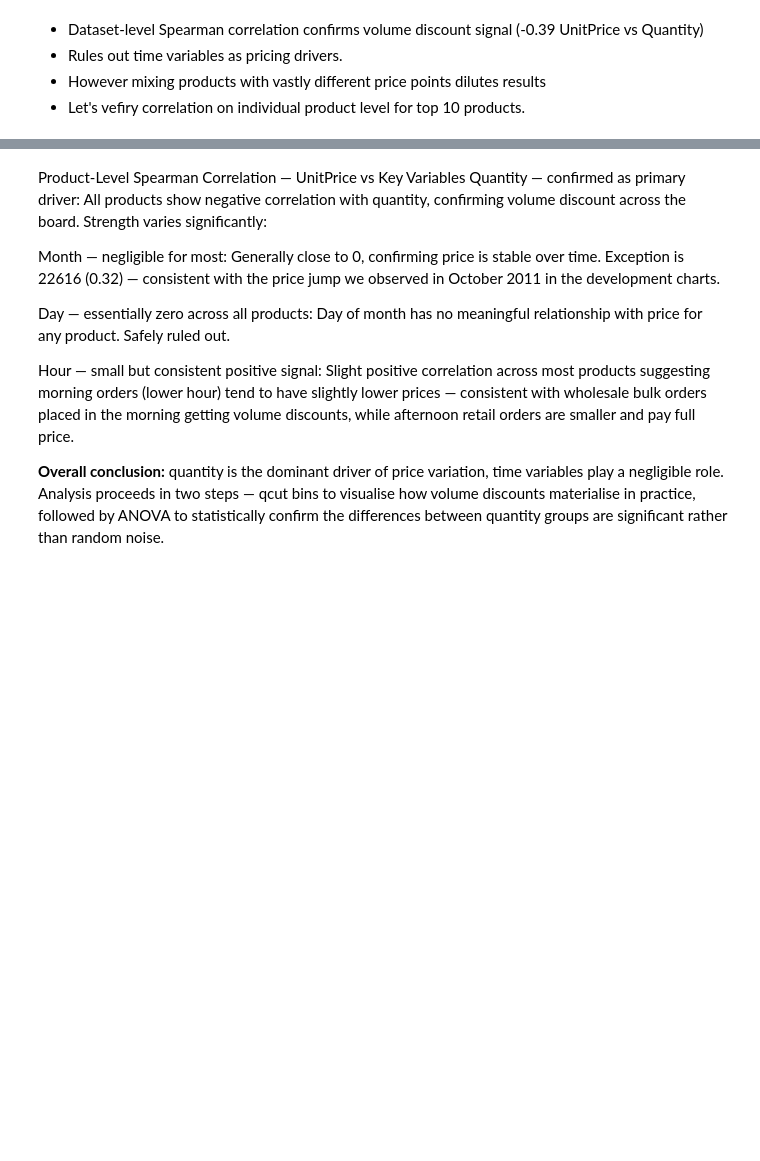
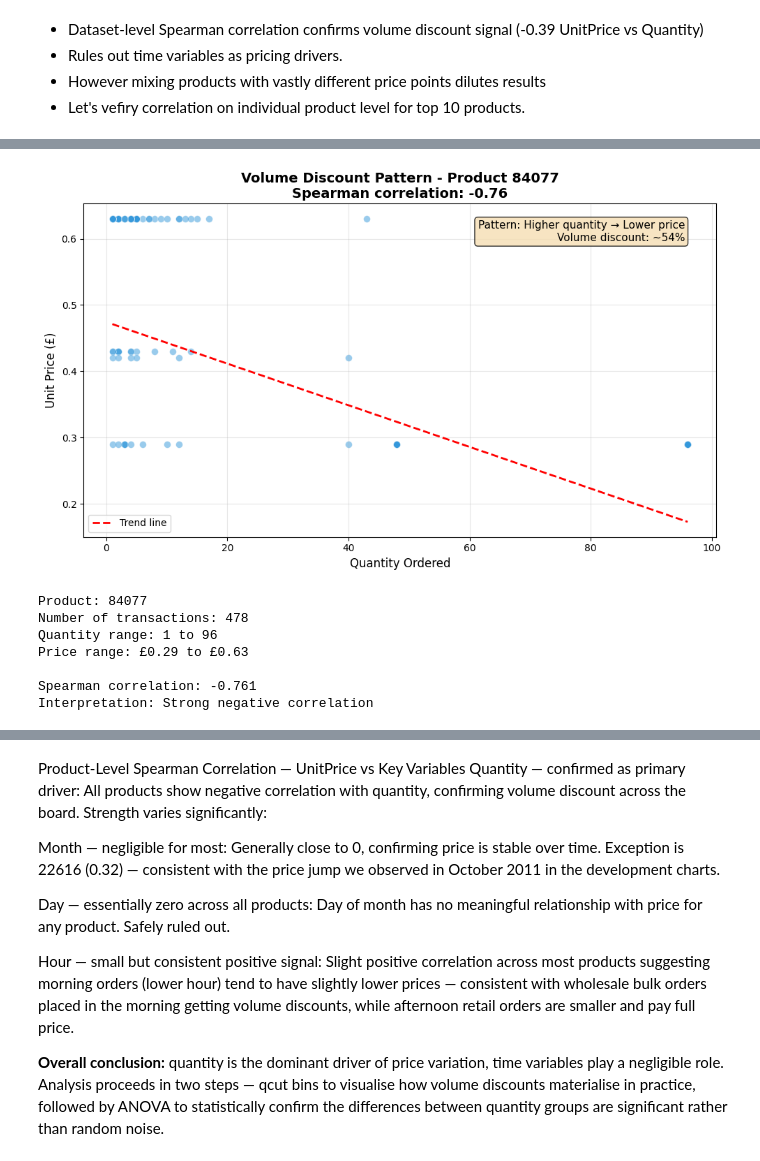
Before and after one commit to filipburger/retail_analysis, a Jupyter notebook: retail_analysis.ipynb, the cells around one changed output, grey strips where cells are left out. Cells and saved outputs as stored; diff of their text form; code cells hidden in the pictures; blank space fills up the shorter version.

```diff
--- a/retail_analysis.ipynb
+++ b/retail_analysis.ipynb
@@ -396,14 +612,14 @@ df[df['StockCode'].isin(top_10)]\
 # %%
 
 # Pick one product
-product = '85123A'
+product = 84077
 df_product = df[df['StockCode'] == product].copy()
 
 # Remove extreme outliers for better visualization
 # (keeps data but makes pattern clearer)
 df_product = df_product[
     (df_product['Quantity'] > 0) &
-    (df_product['Quantity'] < df_product['Quantity'].quantile(0.99))
+    (df_product['Quantity'] < df_product['Quantity'].quantile(0.90))
 ]
 
 # Calculate correlation
@@ -439,30 +655,39 @@ ax.set_title(f'Volume Discount Pattern - Product {product}\n'
              f'Spearman correlation: {spearman_corr:.2f}',
              fontsize=14, fontweight='bold')
 
 # Add text box with insight
 low_qty_price = df_product[df_product['Quantity'] < 10]['UnitPrice'].median()
 high_qty_price = df_product[df_product['Quantity'] > 50]['UnitPrice'].median()
 discount_pct = ((low_qty_price - high_qty_price) / low_qty_price * 100)
 
 textstr = (f'Pattern: Higher quantity → Lower price\n'
            f'Volume discount: ~{discount_pct:.0f}%')
 ax.text(0.95, 0.95, textstr,
         transform=ax.transAxes,
         fontsize=11,
         verticalalignment='top',
         horizontalalignment='right',
         bbox=dict(boxstyle='round', facecolor='wheat', alpha=0.8))
 
 ax.grid(True, alpha=0.3)
 ax.legend()
 
 plt.tight_layout()
 plt.show()
 
 # Print summary stats
 print(f"Product: {product}")
 print(f"Number of transactions: {len(df_product)}")
 print(f"Quantity range: {df_product['Quantity'].min():.0f} to {df_product['Quantity'].max():.0f}")
 print(f"Price range: £{df_product['UnitPrice'].min():.2f} to £{df_product['UnitPrice'].max():.2f}")
 print(f"\nSpearman correlation: {spearman_corr:.3f}")
 print(f"Interpretation: {'Strong' if abs(spearman_corr) > 0.7 else 'Moderate' if abs(spearman_corr) > 0.4 else 'Weak'} negative correlation")
+# %% [output]
+[figure, added]
+Product: 84077
+Number of transactions: 478
+Quantity range: 1 to 96
+Price range: £0.29 to £0.63
+
+Spearman correlation: -0.761
+Interpretation: Strong negative correlation
```
Also changed, not shown: parts of 103 cells of this notebook.
